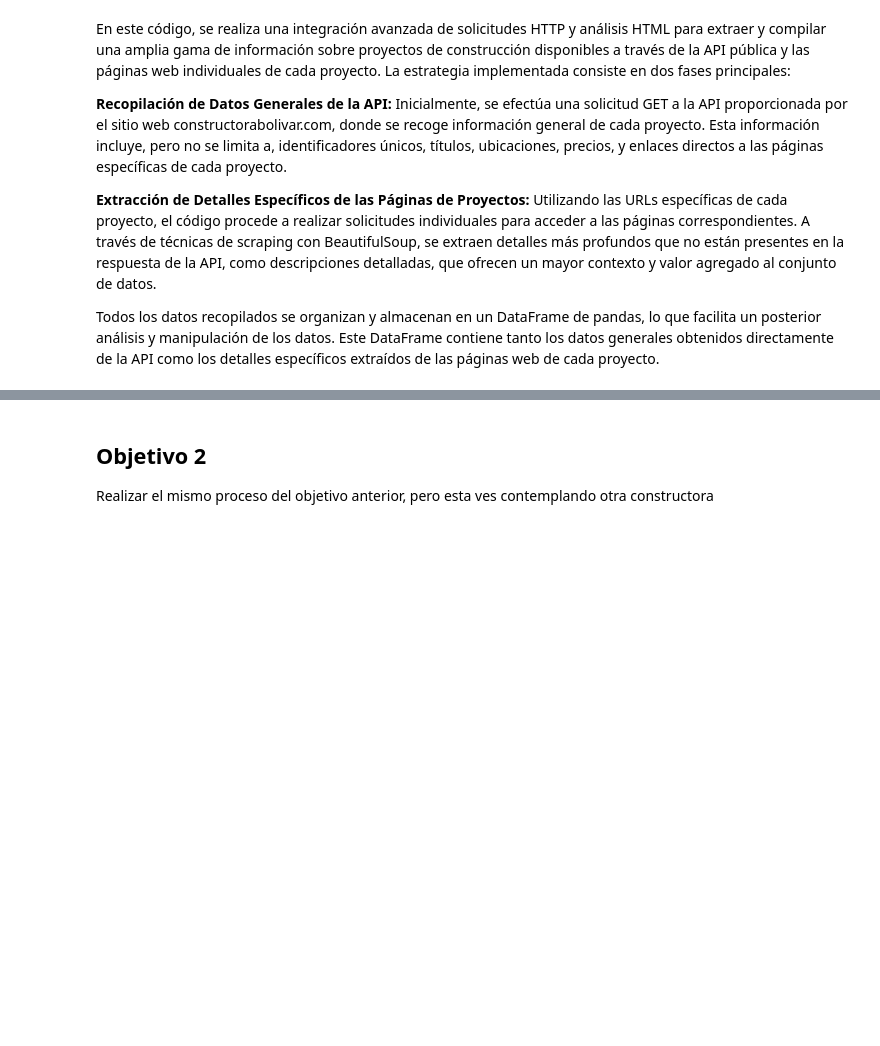
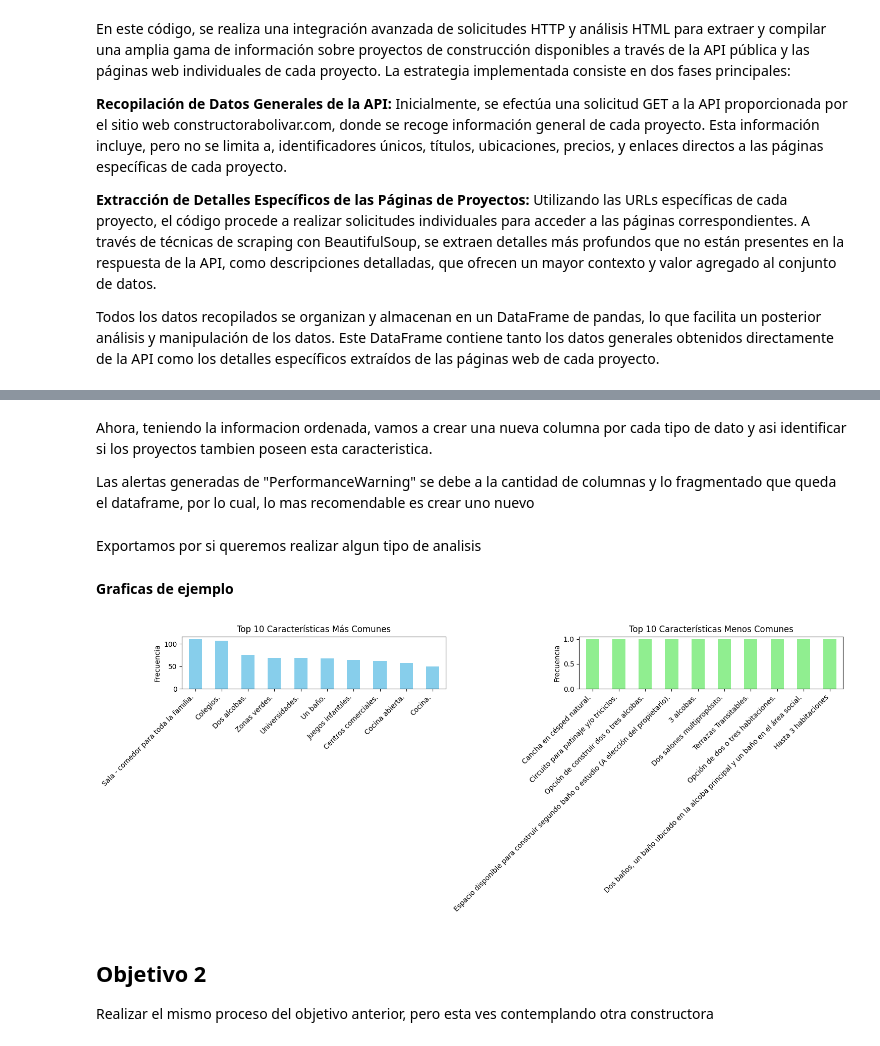
Before and after one commit to DavidVilem/Scrapper, a Jupyter notebook: Scrapper.ipynb, the cells around one changed output, grey strips where cells are left out. Drawn from its saved outputs; the diff is of its cells as text; code cells hidden in the pictures; blank space fills up the shorter version.

```diff
--- a/Scrapper.ipynb
+++ b/Scrapper.ipynb
@@ -335,0 +535,26 @@ df_proyectos.head(5)
+# %% [markdown]
+Ahora, teniendo la informacion ordenada, vamos a crear una nueva columna por cada tipo de dato y asi identificar si los proyectos tambien poseen esta caracteristica.
+
+Las alertas generadas de "PerformanceWarning" se debe a la cantidad de columnas y lo fragmentado que queda el dataframe, por lo cual, lo mas recomendable es crear uno nuevo
+# %%
+# Para transformar cada característica única en "Información adicional" en su propia columna,
+# donde cada proyecto se marcará con 1 si tiene esa característica y 0 si no,
+
+# Crear un conjunto de todas las características únicas
+caracteristicas_unicas = set()
+for caracteristicas in df["Información adicional"]:
+    caracteristicas_unicas.update(caracteristicas)
+
+# Crear columnas para cada característica única en el DataFrame
+for caracteristica in caracteristicas_unicas:
+    # Usar apply para marcar con 1 si el proyecto tiene la característica, de lo contrario marcar con 0
+    df[caracteristica] = df["Información adicional"].apply(lambda x: 1 if caracteristica in x else 0)
+
+# Podemos  eliminar la columna original "Información adicional" si ya no es necesaria o mantenerla según tus necesidades.
+# df.drop('Información adicional', axis=1, inplace=True)
+
+# Mostrar las primeras filas del DataFrame para verificar el resultado
+df.head()
+df_fragmentado = df
+# %% [markdown]
+Exportamos por si queremos realizar algun tipo de analisis
@@ -336,3 +564,38 @@ df_proyectos.head(5)
+# %% [markdown]
+**Graficas de ejemplo**
+# %%
+
+# Asumimos que las columnas de características comienzan inmediatamente después de "Información adicional"
+columnas_caracteristicas = df_fragmentado.columns[df_fragmentado.columns.get_loc("Información adicional")+1:]
+
+# Calculamos la suma de cada característica para determinar su frecuencia
+caracteristicas_frecuencia = df_fragmentado[columnas_caracteristicas].sum().sort_values(ascending=False)
+
+# Seleccionamos las 10 características más y menos comunes
+top_10_caracteristicas = caracteristicas_frecuencia.head(10)
+bottom_10_caracteristicas = caracteristicas_frecuencia.tail(10)
+
+# Configuración de la figura para mostrar ambas gráficas de barras
+plt.figure(figsize=(15, 6))
+
+# Gráfica para las 10 características más comunes
+plt.subplot(1, 2, 1)
+top_10_caracteristicas.plot(kind='bar', color='skyblue')
+plt.title('Top 10 Características Más Comunes')
+plt.ylabel('Frecuencia')
+plt.xticks(rotation=45, ha='right')
+
+# Gráfica para las 10 características menos comunes
+plt.subplot(1, 2, 2)
+bottom_10_caracteristicas.plot(kind='bar', color='lightgreen')
+plt.title('Top 10 Características Menos Comunes')
+plt.ylabel('Frecuencia')
+plt.xticks(rotation=45, ha='right')
+
+plt.tight_layout()
+plt.show()
+# %% [output]
+[figure, added]
 # %% [markdown]
 ## Objetivo 2
 
```
Also changed, not shown: parts of 43 cells of this notebook.
